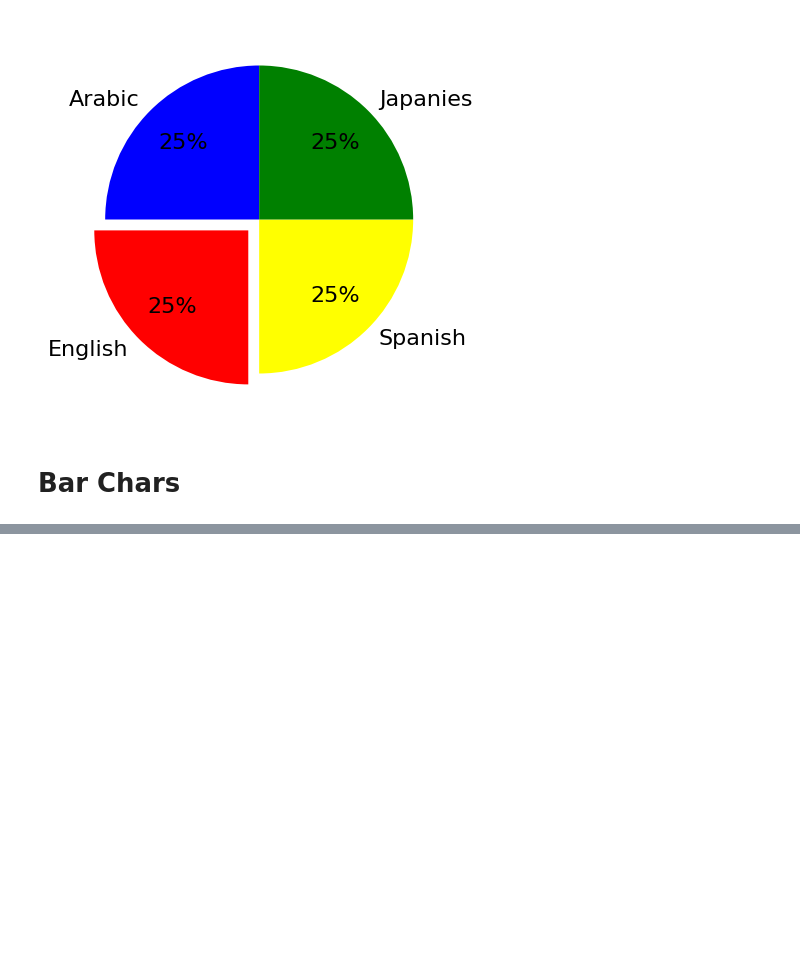
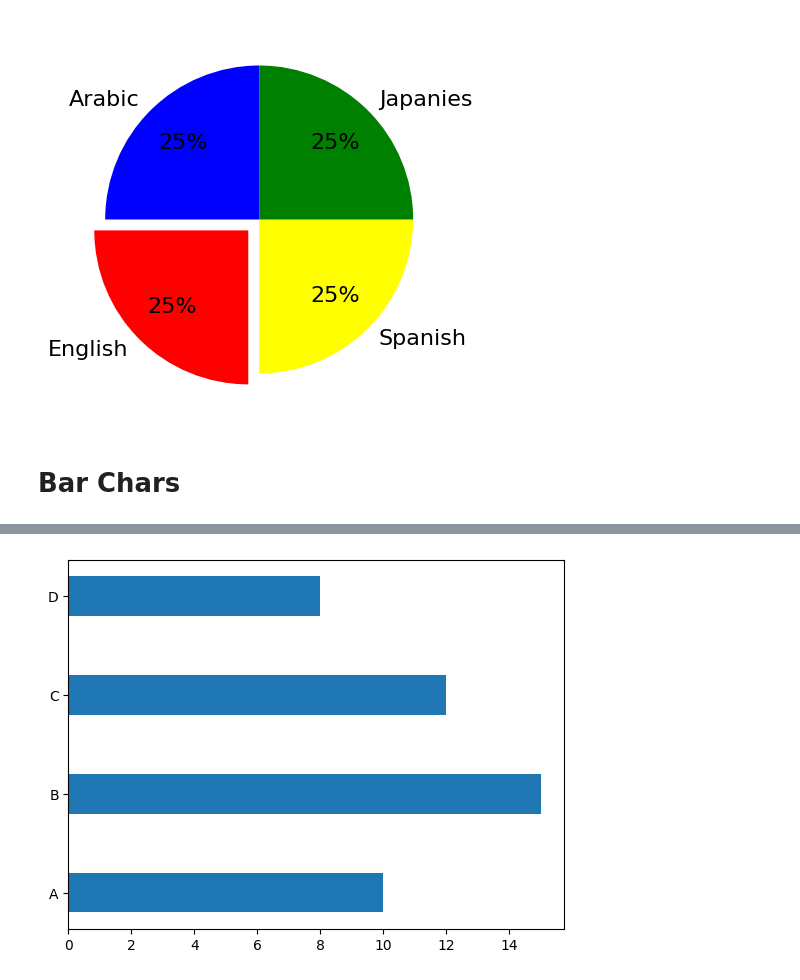
Before and after one commit to NuraddinQJ/AiDojo-Bootcamp, a Jupyter notebook: Week2_Day2.ipynb, the cells around one changed output, grey strips where cells are left out. Saved outputs shown, nothing was run; the diff lists cells and outputs as text; code cells hidden in the pictures; blank space fills up the shorter version.

```diff
--- a/Week2_Day2.ipynb
+++ b/Week2_Day2.ipynb
@@ -136,0 +137,11 @@ plt.show()
+# %%
+cat = ['A', 'B', 'C', 'D']
+val = [10, 15 , 12 ,8]
+x = np.arange(len(cat))
+
+plt.barh(x, val, 0.4)
+plt.yticks(x,cat)
+
+plt.show()
+# %% [output]
+[figure, added]
```
Also changed, not shown: parts of 11 cells of this notebook.
